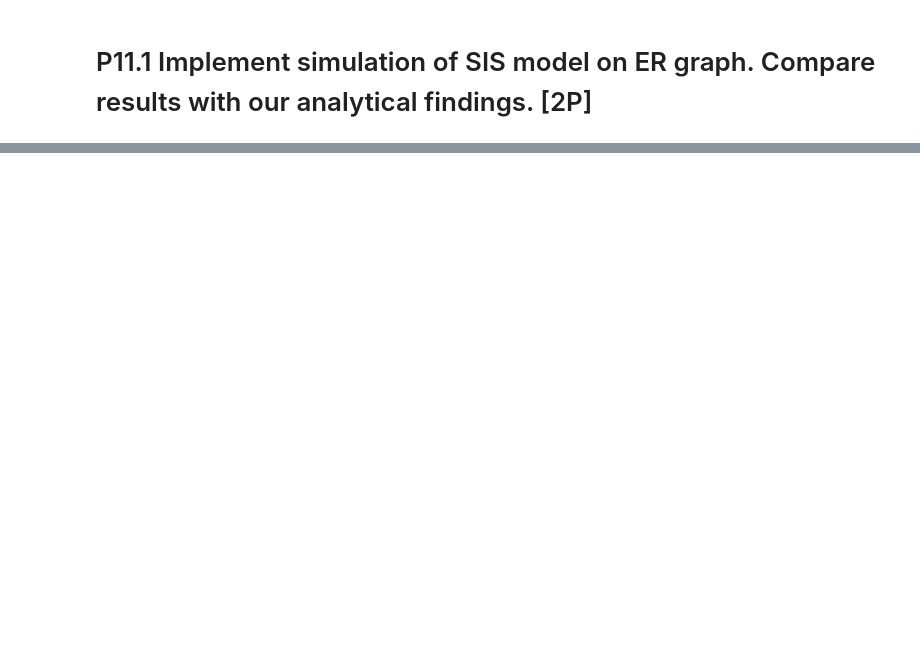
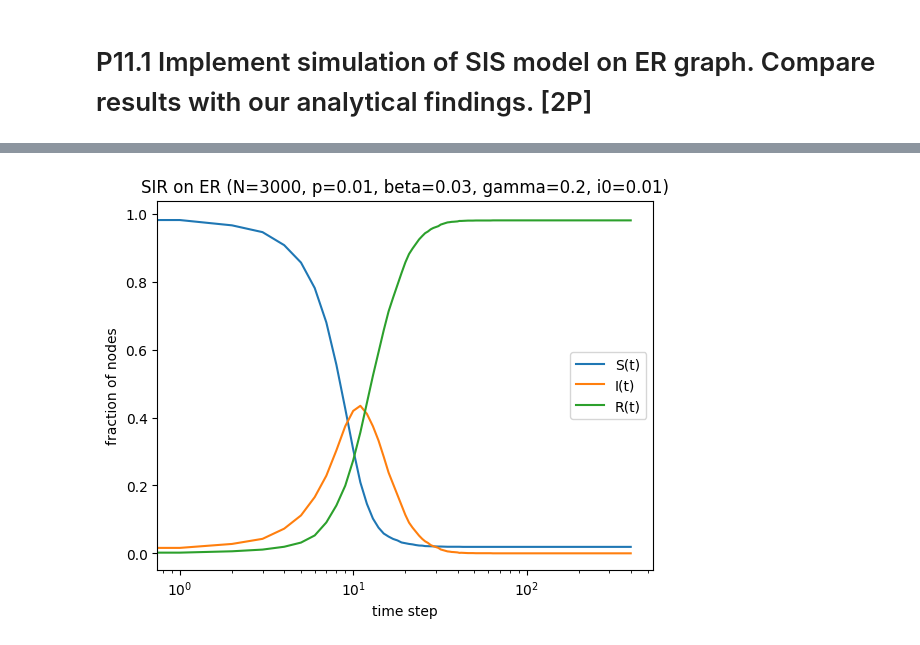
Before and after one commit to HJaczynski/Social-Networks-and-Recomendation-Systems, a Jupyter notebook: Labs/task11.ipynb, the cells around one changed output, grey strips where cells are left out. Cells and saved outputs as stored; diff of their text form; code cells hidden in the pictures; blank space fills up the shorter version.

```diff
--- a/Labs/task11.ipynb
+++ b/Labs/task11.ipynb
@@ -235,0 +238,94 @@ plt.show()
+# %%
+import numpy as np
+import matplotlib.pyplot as plt
+import networkx as nx
+
+def sir_step(adj_list, infected, recovered, beta, gamma, rng):
+    """
+
+    Per step:
+      S -> I with prob 1-(1-beta)^m where m=# infected neighbors at time t
+      I -> R with prob gamma
+      R stays R
+    """
+    N = infected.size
+    susceptible = ~(infected | recovered)
+
+    infected_next = infected.copy()
+    recovered_next = recovered.copy()
+
+    infected_at_t = infected
+    for u in range(N):
+        if not susceptible[u]:
+            continue
+        m = 0
+        for v in adj_list[u]:
+            if infected_at_t[v]:
+                m += 1
+        if m > 0:
+            p_inf = 1.0 - (1.0 - beta) ** m
+            if rng.random() < p_inf:
+                infected_next[u] = True
+
+    recov = rng.random(N) < gamma
+    to_recover = infected_at_t & recov
+    infected_next[to_recover] = False
+    recovered_next[to_recover] = True
+
+    return infected_next, recovered_next
+
+
+def run_sir_er(N=3000, p=0.01, beta=0.03, gamma=0.2, i0=0.01, T=400, seed=0):
+    rng = np.random.default_rng(seed)
+
+    G = nx.erdos_renyi_graph(N, p, seed=seed)
+    adj_list = [list(G.neighbors(i)) for i in range(N)]
+
+    infected = np.zeros(N, dtype=bool)
+    recovered = np.zeros(N, dtype=bool)
+
+    initial = rng.choice(N, size=max(1, int(i0 * N)), replace=False)
+    infected[initial] = True
+
+    s_frac = np.zeros(T)
+    i_frac = np.zeros(T)
+    r_frac = np.zeros(T)
+
+    for t in range(T):
+        s_frac[t] = np.mean(~(infected | recovered))
+        i_frac[t] = infected.mean()
+        r_frac[t] = recovered.mean()
+
+        if infected.sum() == 0:
+            s_frac[t:] = s_frac[t]
+            i_frac[t:] = 0.0
+            r_frac[t:] = r_frac[t]
+            break
+
+        infected, recovered = sir_step(adj_list, infected, recovered, beta, gamma, rng)
+
+    return s_frac, i_frac, r_frac
+
+
+N = 3000
+p = 0.01
+beta = 0.03
+gamma = 0.2
+i0 = 0.01
+T = 400
+seed = 123
+
+s, i, r = run_sir_er(N=N, p=p, beta=beta, gamma=gamma, i0=i0, T=T, seed=seed)
+
+plt.figure()
+plt.plot(s, label="S(t)")
+plt.plot(i, label="I(t)")
+plt.plot(r, label="R(t)")
+plt.xlabel("time step")
+plt.ylabel("fraction of nodes")
+plt.title(f"SIR on ER (N={N}, p={p}, beta={beta}, gamma={gamma}, i0={i0})")
+plt.legend()
+plt.xscale("log")
+plt.show()
+# %% [output]
+[figure, added]
```
Also changed, not shown: parts of 3 cells of this notebook.
